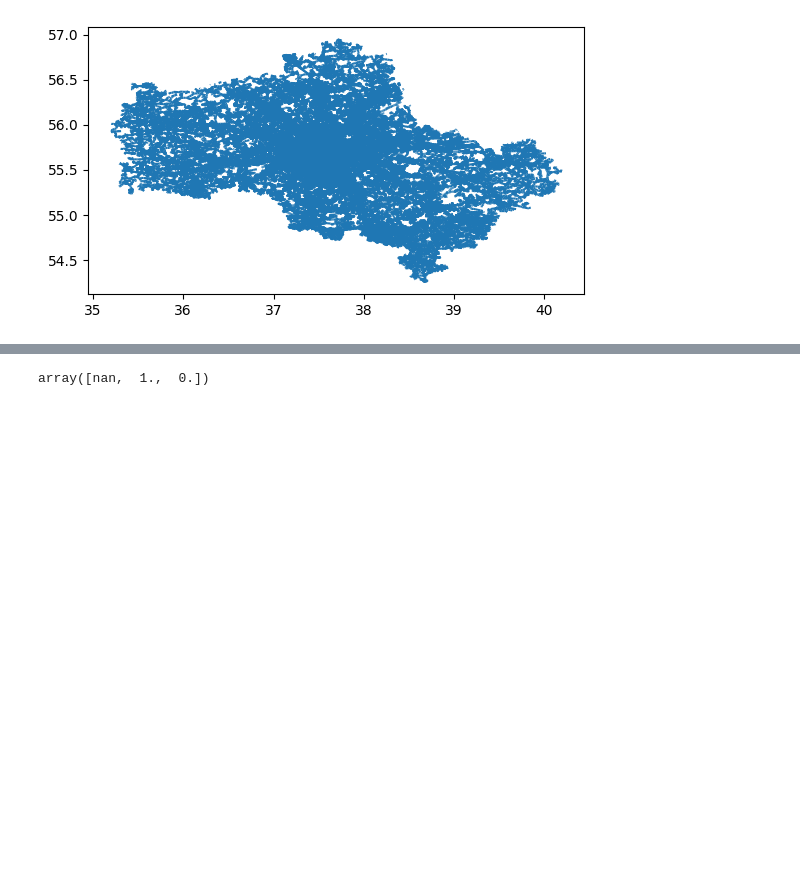
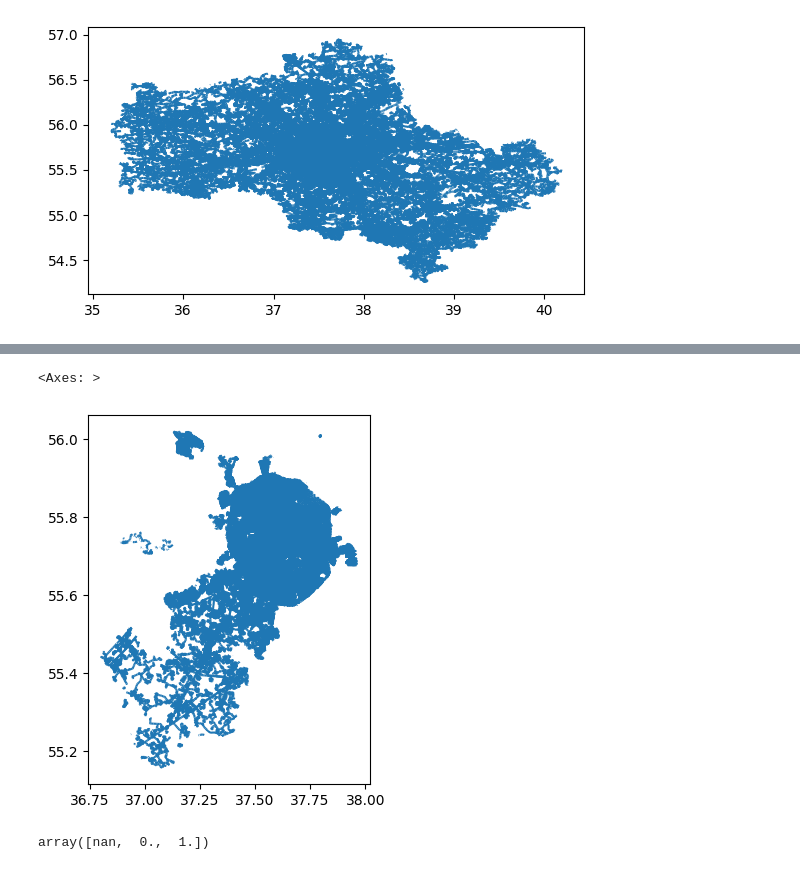
Before and after one commit to kuujanis/2safe, a Jupyter notebook: analyz/analyz_pedestrian.ipynb, the cells around one changed output, grey strips where cells are left out. Cells and saved outputs as stored; diff of their text form; code cells hidden in the pictures; blank space fills up the shorter version.

```diff
--- a/analyz/analyz_pedestrian.ipynb
+++ b/analyz/analyz_pedestrian.ipynb
@@ -41,7 +53,15 @@ gdf.plot()
+# %%
+# обрежем граф по Москве
+gdf_mos = gdf.clip(bound_mos)
+gdf_mos.plot()
+# %% [output]
+<Axes: >
+[figure, added]
 # %%
-gdf['closed_entrance_flg'].unique()
+# нас интересуют только те, которые не проходят через закрытую территорию
+gdf_mos['closed_entrance_flg'].unique()
 # %% [output]
-array([nan,  1.,  0.])
+array([nan,  0.,  1.])
 # %%
 # посмотрим визуально верно ли, что единички — закрытый тип
 # gdf[gdf['closed_entrance_flg'] == 1].to_file('data/closed_routes.gpkg')
```
Also changed, not shown: parts of 19 cells of this notebook, 8 other files.
